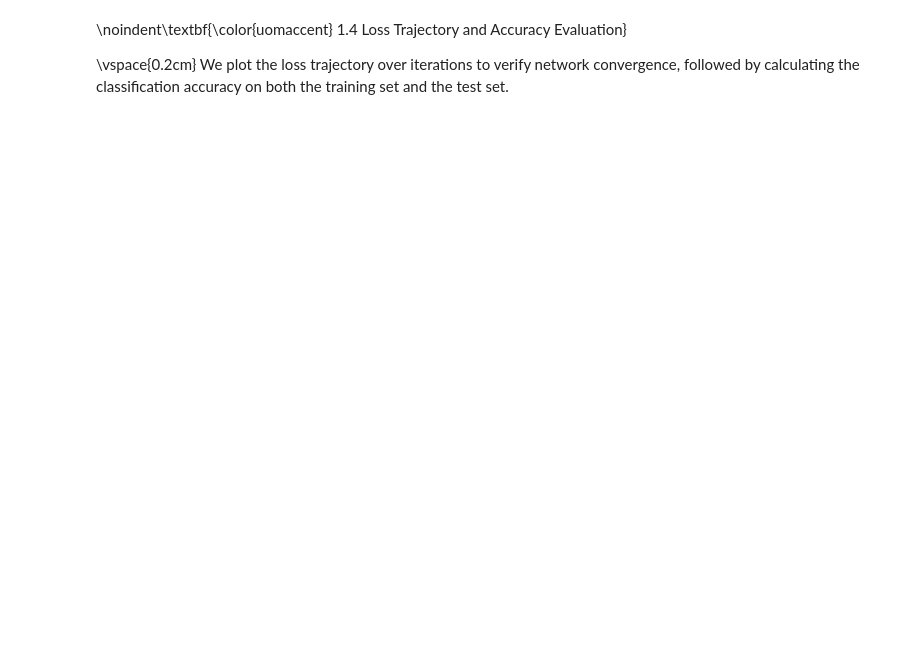
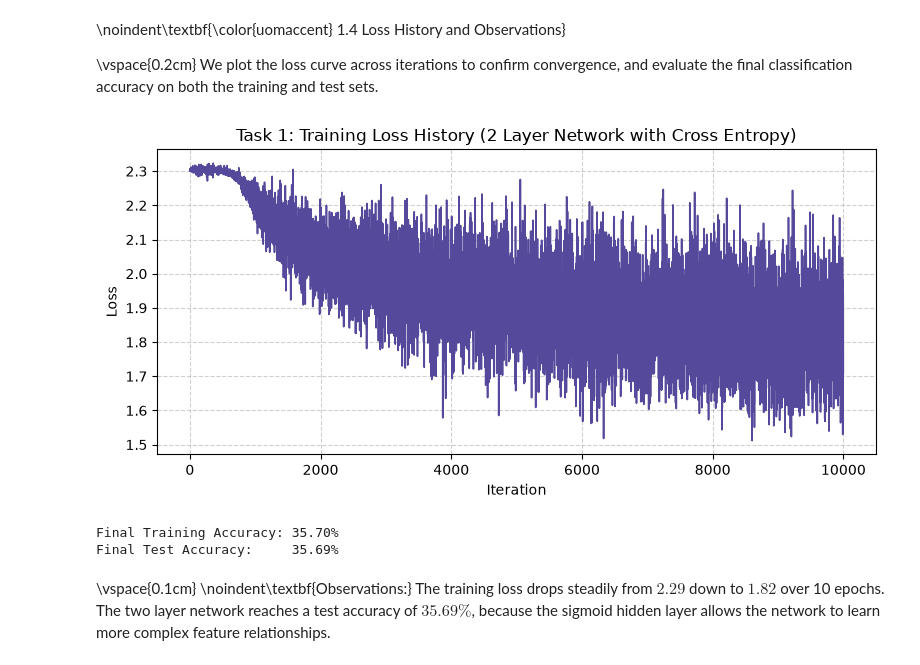
Before and after one commit to RumethRanhinda/EN3160-Vision-UoM, a Jupyter notebook: Assignments/Convolutional Neural Networks/230566U_a03.ipynb, the cells around one changed output. Drawn from its saved outputs; the diff is of its cells as text; code cells hidden in the pictures; blank space fills up the shorter version.

Commit message:
Task 1 Completed

```diff
--- a/Assignments/Convolutional Neural Networks/230566U_a03.ipynb
+++ b/Assignments/Convolutional Neural Networks/230566U_a03.ipynb
@@ -207,20 +176,20 @@ for epoch in range(epochs):
 # %% [markdown]
-\noindent\textbf{\color{uomaccent} 1.4 Loss Trajectory and Accuracy Evaluation}
+\noindent\textbf{\color{uomaccent} 1.4 Loss History and Observations}
 
 \vspace{0.2cm}
-We plot the loss trajectory over iterations to verify network convergence, followed by calculating the classification accuracy on both the training set and the test set.
+We plot the loss curve across iterations to confirm convergence, and evaluate the final classification accuracy on both the training and test sets.
 # %%
-# 4. Plotting the Loss History
+# Plotting the Loss History
 plt.figure(figsize=(8, 4))
 plt.plot(loss_history, color='#55499C', linewidth=1.2)
-plt.title("Task 1: Training Loss History (2-Layer Network with Cross-Entropy)")
+plt.title("Task 1: Training Loss History (2 Layer Network with Cross Entropy)")
 plt.xlabel("Iteration")
 plt.ylabel("Loss")
 plt.grid(True, linestyle='--', alpha=0.6)
 plt.tight_layout()
 plt.show()
 
-# 5. Calculate Accuracy on Training Set
+# Calculate Accuracy on Training Set
 correct_train = 0
 total_train = 0
 with torch.no_grad():
@@ -233,31 +202,39 @@ with torch.no_grad():
         z1 = x_train.mm(w1) + b1
         a1 = torch.sigmoid(z1)
         z2 = a1.mm(w2) + b2
 
         predicted_train = torch.argmax(z2, dim=1)
         total_train += labels.size(0)
         correct_train += (predicted_train == labels).sum().item()
 
 train_acc = 100.0 * correct_train / total_train
 print(f"Final Training Accuracy: {train_acc:.2f}%")
 
-# 6. Calculate Accuracy on Test Set
+# Calculate Accuracy on Test Set
 correct_test = 0
 total_test = 0
 with torch.no_grad():
     for data in testloader:
         inputs, labels = data
         Nte = inputs.shape[0]
         x_test = inputs.view(Nte, -1)
 
         # Forward pass
         z1 = x_test.mm(w1) + b1
         a1 = torch.sigmoid(z1)
         z2 = a1.mm(w2) + b2
 
         predicted_test = torch.argmax(z2, dim=1)
         total_test += labels.size(0)
         correct_test += (predicted_test == labels).sum().item()
 
 test_acc = 100.0 * correct_test / total_test
 print(f"Final Test Accuracy:     {test_acc:.2f}%")
+# %% [output]
+[figure, added]
+Final Training Accuracy: 35.70%
+Final Test Accuracy:     35.69%
+# %% [markdown]
+\vspace{0.1cm}
+\noindent\textbf{Observations:}
+The training loss drops steadily from $2.29$ down to $1.82$ over 10 epochs. The two layer network reaches a test accuracy of $35.69\%$, because the sigmoid hidden layer allows the network to learn more complex feature relationships.
```
Also changed, not shown: parts of 7 cells of this notebook, 2 other files.
